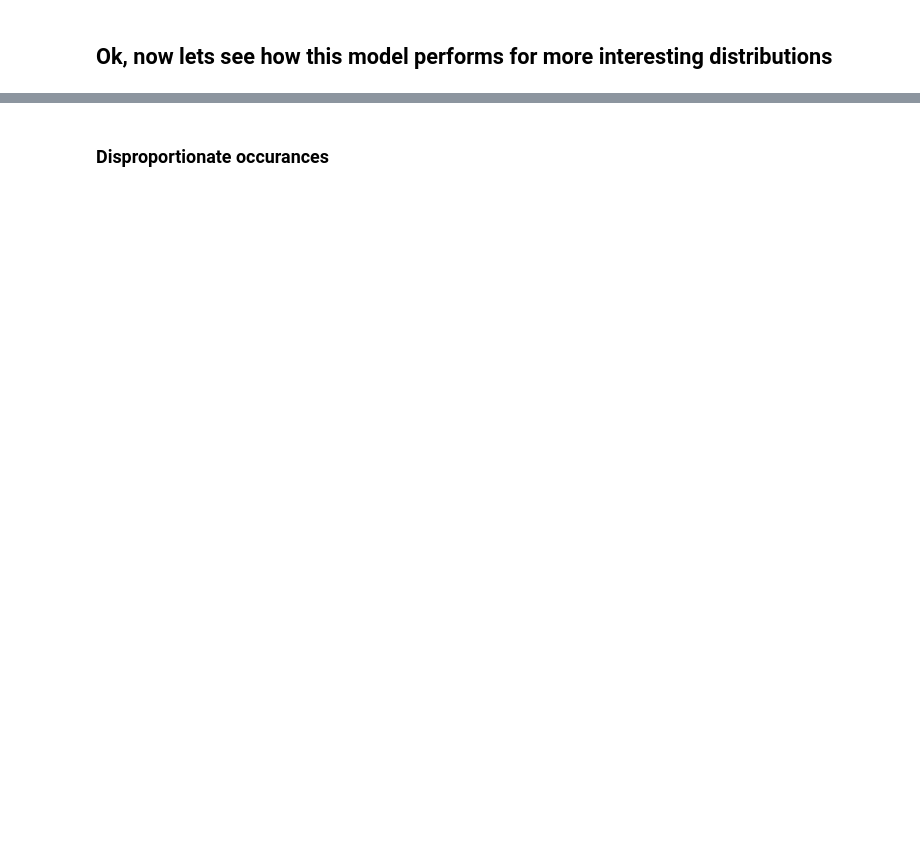
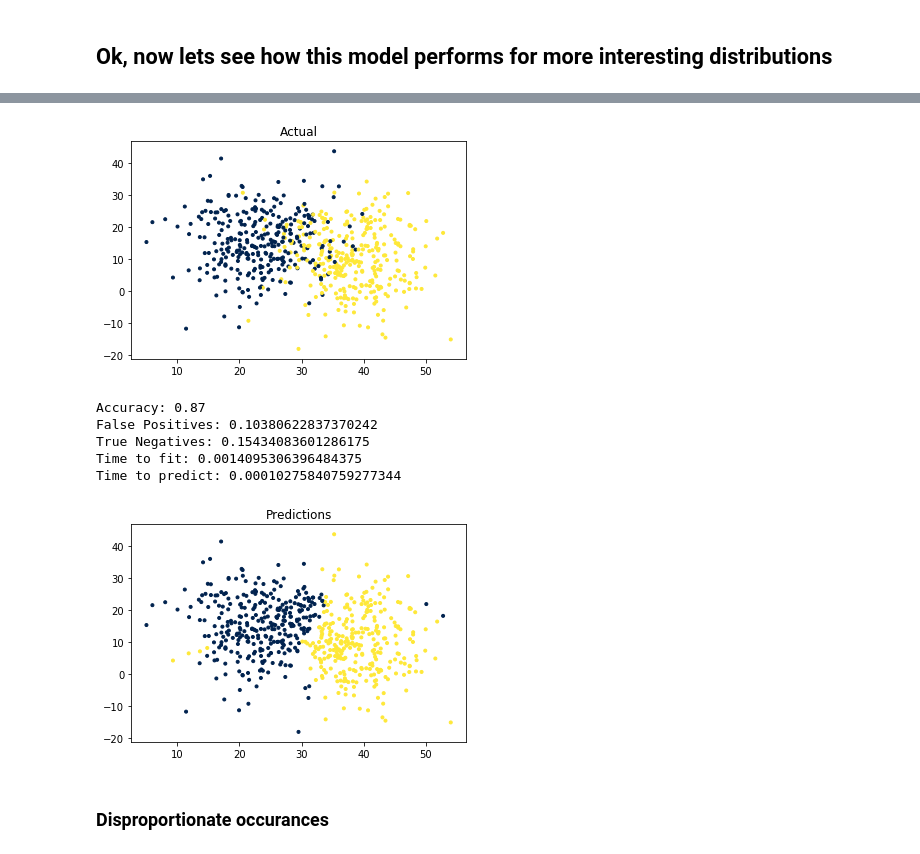
Before and after one commit to JoelStansbury/Naive-Supervised-Classification, a Jupyter notebook: Naive Supervised Classification.ipynb, the cells around one changed output, grey strips where cells are left out. Cells and saved outputs as stored; diff of their text form; code cells hidden in the pictures; blank space fills up the shorter version.

```diff
--- a/Naive Supervised Classification.ipynb
+++ b/Naive Supervised Classification.ipynb
@@ -184,2 +160,13 @@ Accuracy: 0.99
+# %%
+X,y = gen_random(1000, 1000, 2)
+evaluate(Naive, X,y)
+# %% [output]
+[figure, added]
+Accuracy: 0.87
+False Positives: 0.10380622837370242
+True Negatives: 0.15434083601286175
+Time to fit: 0.0014095306396484375
+Time to predict: 0.00010275840759277344
+[figure, added]
 # %% [markdown]
 ### Disproportionate occurances
```
Also changed, not shown: parts of 28 cells of this notebook.
